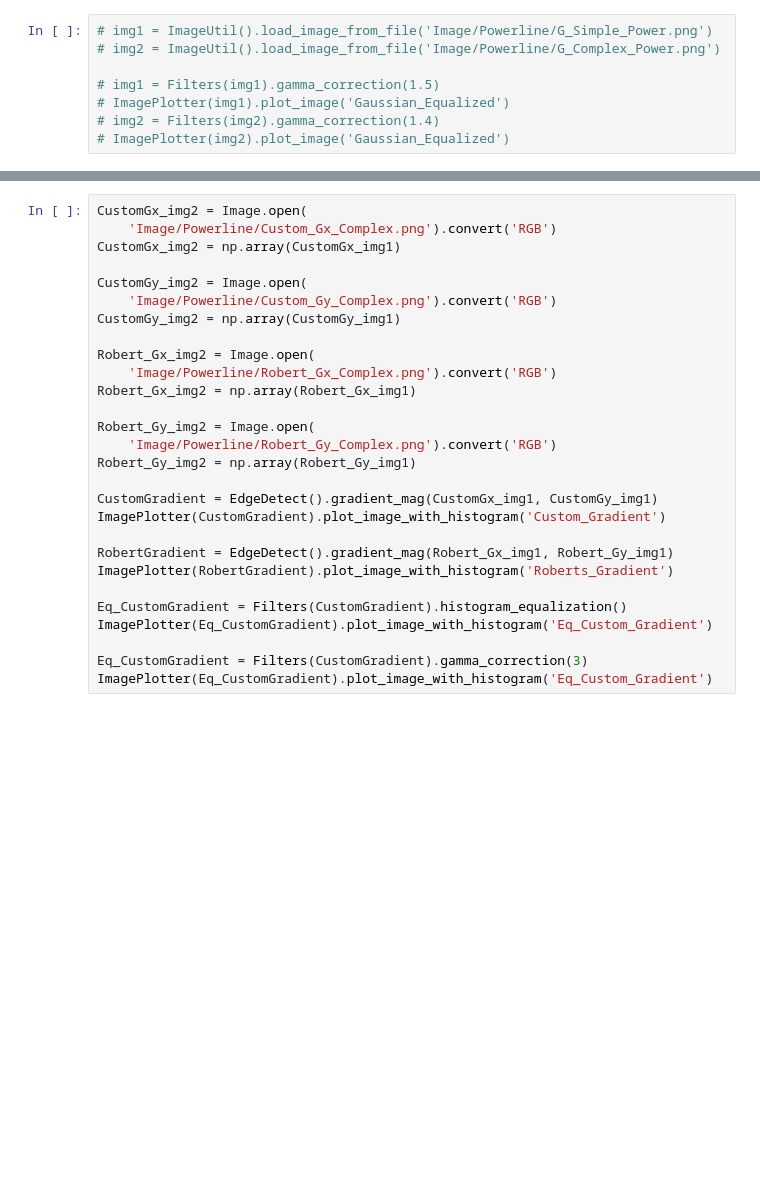
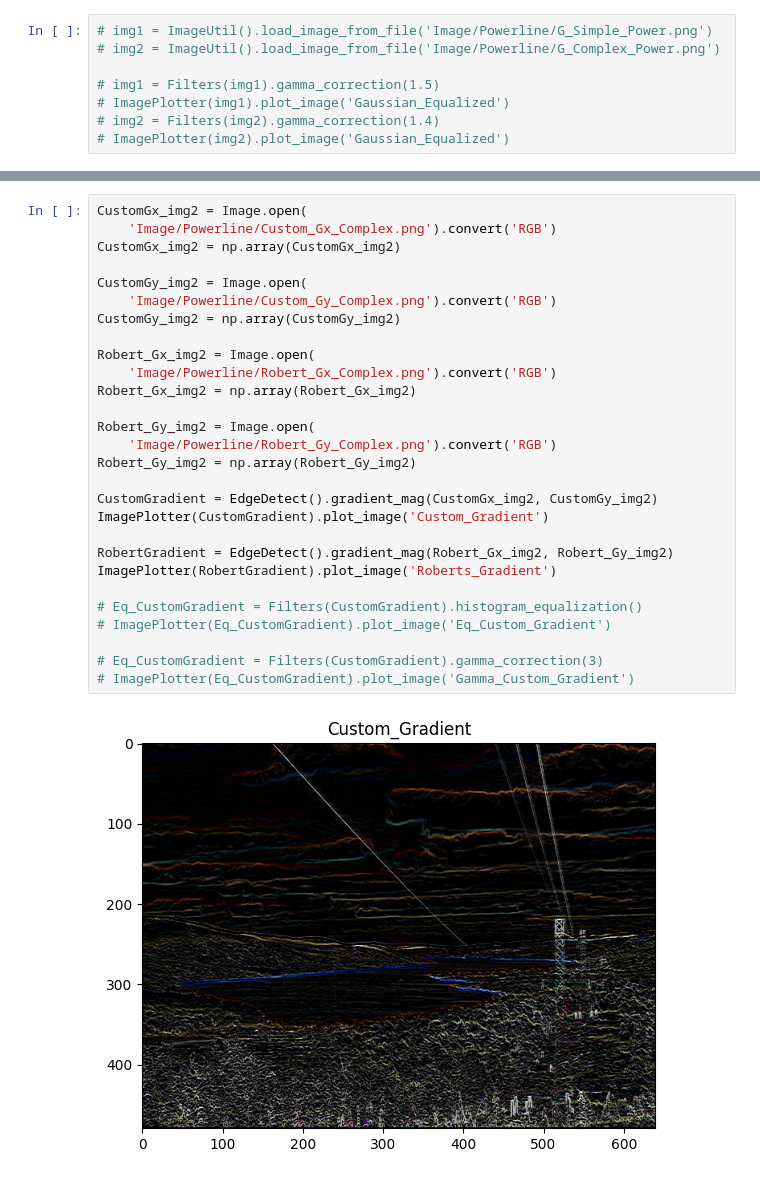
Before and after one commit to Mikerive/Color-Space, a Jupyter notebook: EdgeDetection.ipynb, the cells around one changed output, grey strips where cells are left out. Cells and saved outputs as stored; diff of their text form; blank space fills up the shorter version.

Commit message:
Performed Edge Detection Investigation and refactored convolution

```diff
--- a/EdgeDetection.ipynb
+++ b/EdgeDetection.ipynb
@@ -142,28 +135,30 @@ ImagePlotter(Eq_CustomGradient).plot_image_with_histogram('Eq_Custom_Gradient')
 # %%
 CustomGx_img2 = Image.open(
     'Image/Powerline/Custom_Gx_Complex.png').convert('RGB')
-CustomGx_img2 = np.array(CustomGx_img1)
+CustomGx_img2 = np.array(CustomGx_img2)
 
 CustomGy_img2 = Image.open(
     'Image/Powerline/Custom_Gy_Complex.png').convert('RGB')
-CustomGy_img2 = np.array(CustomGy_img1)
+CustomGy_img2 = np.array(CustomGy_img2)
 
 Robert_Gx_img2 = Image.open(
     'Image/Powerline/Robert_Gx_Complex.png').convert('RGB')
-Robert_Gx_img2 = np.array(Robert_Gx_img1)
+Robert_Gx_img2 = np.array(Robert_Gx_img2)
 
 Robert_Gy_img2 = Image.open(
     'Image/Powerline/Robert_Gy_Complex.png').convert('RGB')
-Robert_Gy_img2 = np.array(Robert_Gy_img1)
+Robert_Gy_img2 = np.array(Robert_Gy_img2)
 
-CustomGradient = EdgeDetect().gradient_mag(CustomGx_img1, CustomGy_img1)
-ImagePlotter(CustomGradient).plot_image_with_histogram('Custom_Gradient')
+CustomGradient = EdgeDetect().gradient_mag(CustomGx_img2, CustomGy_img2)
+ImagePlotter(CustomGradient).plot_image('Custom_Gradient')
 
-RobertGradient = EdgeDetect().gradient_mag(Robert_Gx_img1, Robert_Gy_img1)
-ImagePlotter(RobertGradient).plot_image_with_histogram('Roberts_Gradient')
+RobertGradient = EdgeDetect().gradient_mag(Robert_Gx_img2, Robert_Gy_img2)
+ImagePlotter(RobertGradient).plot_image('Roberts_Gradient')
 
-Eq_CustomGradient = Filters(CustomGradient).histogram_equalization()
-ImagePlotter(Eq_CustomGradient).plot_image_with_histogram('Eq_Custom_Gradient')
+# Eq_CustomGradient = Filters(CustomGradient).histogram_equalization()
+# ImagePlotter(Eq_CustomGradient).plot_image('Eq_Custom_Gradient')
 
-Eq_CustomGradient = Filters(CustomGradient).gamma_correction(3)
-ImagePlotter(Eq_CustomGradient).plot_image_with_histogram('Eq_Custom_Gradient')
+# Eq_CustomGradient = Filters(CustomGradient).gamma_correction(3)
+# ImagePlotter(Eq_CustomGradient).plot_image('Gamma_Custom_Gradient')
+# %% [output]
+[figure, added]
```
Also changed, not shown: parts of 14 cells of this notebook, 1 other file.
